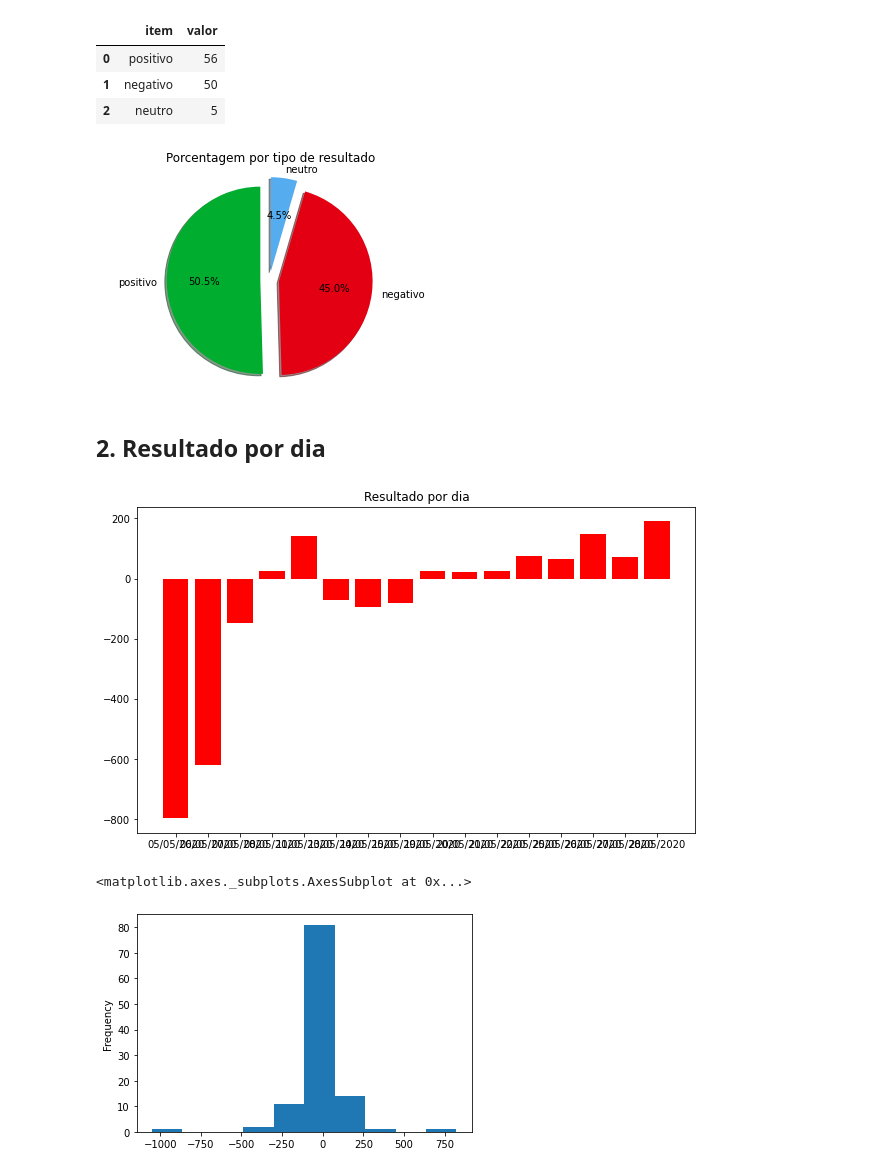
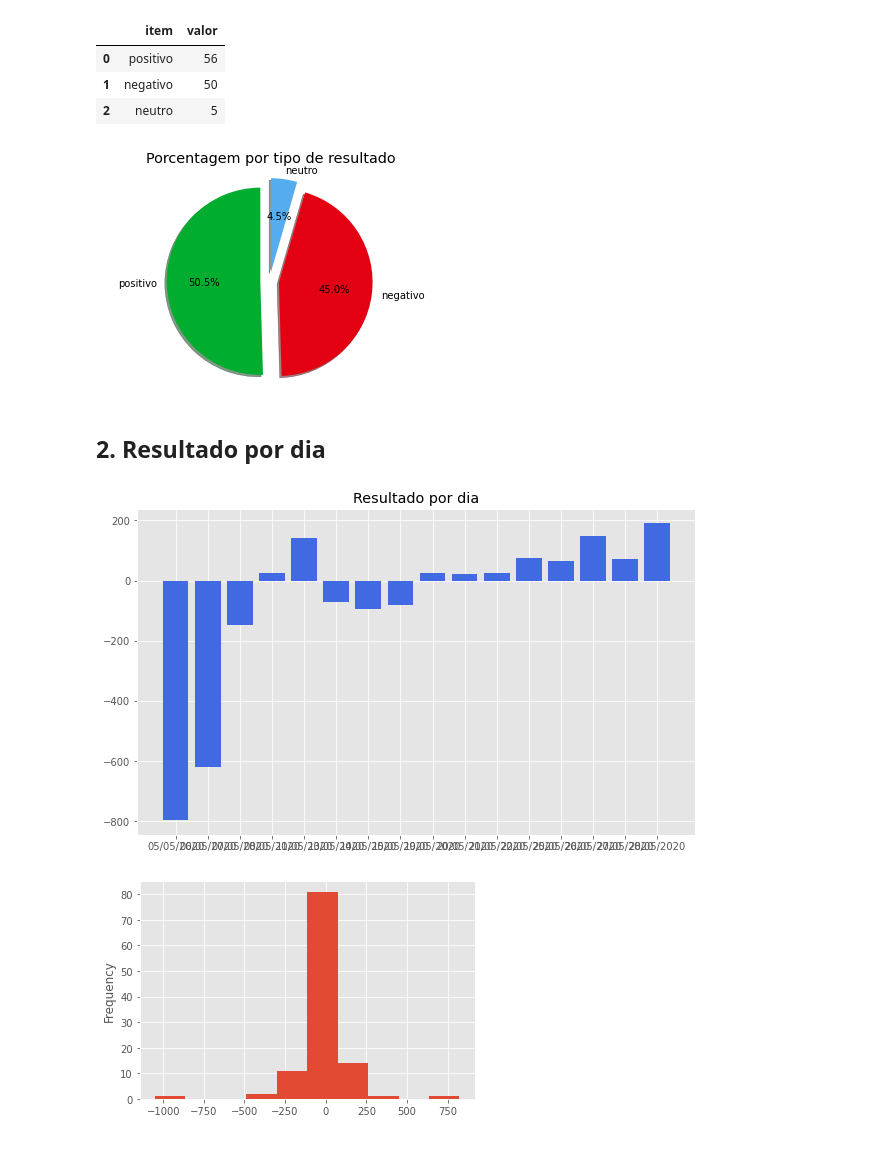
Before and after one commit to razevedocosta/data_analysis, a Jupyter notebook: Day_Trade.ipynb, the cells around one changed output. Drawn from its saved outputs; the diff is of its cells as text; code cells hidden in the pictures.

```diff
--- a/Day_Trade.ipynb
+++ b/Day_Trade.ipynb
@@ -14,8 +17,12 @@ Este notebook apresenta as seguintes informações:
 # %%
 import pandas as pd
 
+import matplotlib.pyplot as plt
+plt.style.use("ggplot")
+
 dados = pd.read_csv('trade_maio.csv', sep=";")
 #dados.loc[dados['Data'] == '25/05/2020']
+dados.rename(columns={'C/V':'operacao'}, inplace=True)
 # %% [markdown]
 # Tratamento dos dados
 # %%
@@ -254,8 +248,6 @@ import numpy as np
 my_list = [soma, abs(neg), neutro]
 my_array = np.array(my_list)
 # %%
-import matplotlib.pyplot as plt
-
 labels = list(dfResultado['item'])
 values = my_array
 
@@ -268,7 +260,7 @@ ax1.axis('equal')
 ax1.set_title('Porcentagem por tipo de resultado')
 plt.show()
 # %% [output]
-[figure, old version]
+[figure, new version]
 # %% [markdown]
 ## 2. Resultado por dia
 # %%
@@ -278,18 +270,17 @@ y = resumo.resultado
 
 # Criando um gráfico
 plt.figure(figsize=(10,6))
-plt.bar(x, y, label = 'Barrar1', color = 'r')
+plt.bar(x, y, label = 'Barra1', color = 'royalblue')
 plt.title("Resultado por dia")
 
 plt.show()
 # %% [output]
-[figure, old version]
+[figure, new version]
 # %%
 # histograma das inscrições pela pontuação do aluno
-dados['Res. Tot. Líq.'].plot(kind='hist')
+hist = dados['Res. Tot. Líq.'].plot(kind='hist')
 # %% [output]
-<matplotlib.axes._subplots.AxesSubplot at 0x...>
-[figure, old version]
+[figure, new version]
 # %%
 #plt.rc('figure', figsize = (14,6))
 dados.boxplot(['Res. Tot. Líq.'])
```
Also changed, not shown: parts of 26 cells of this notebook.
